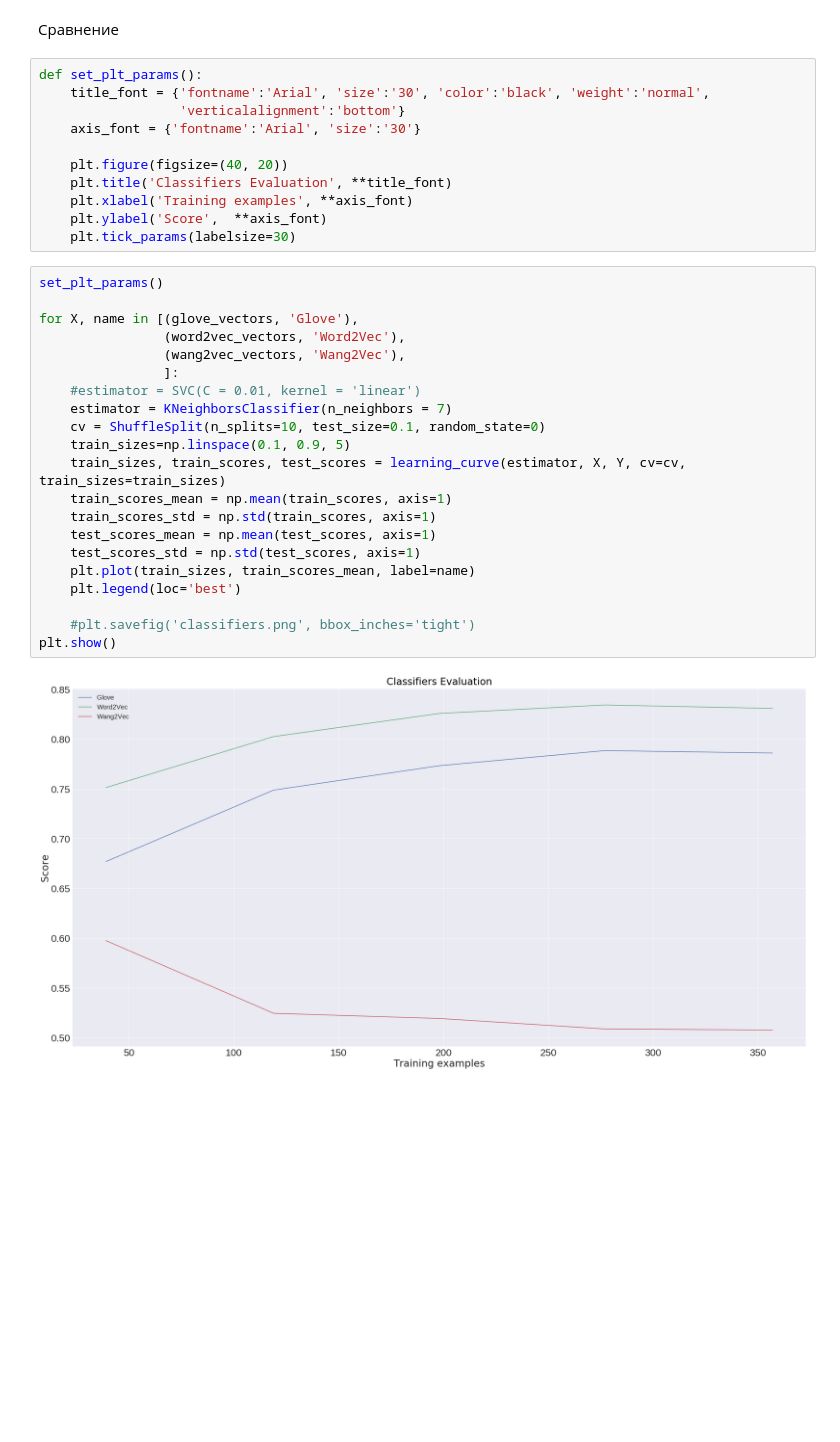
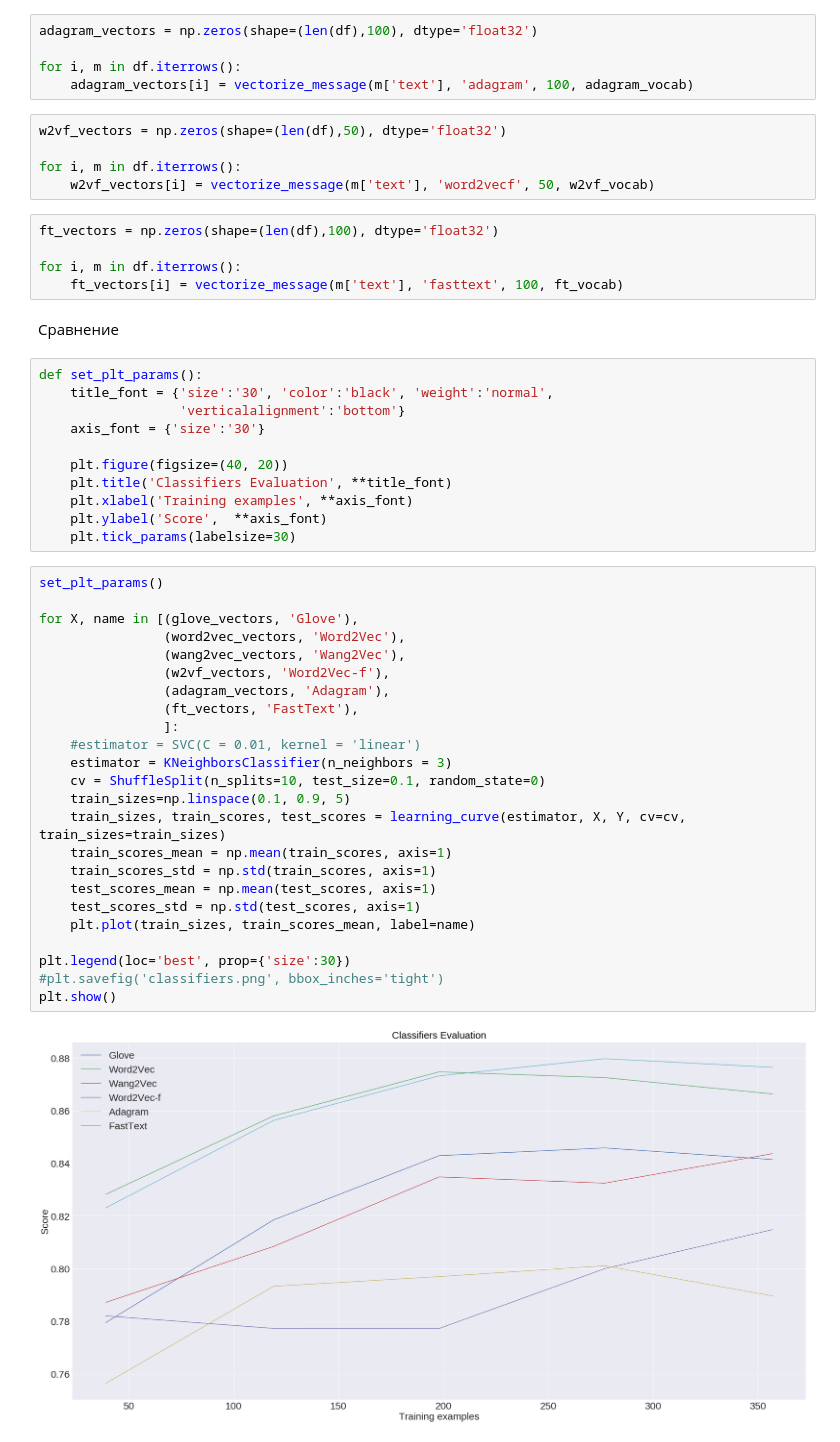
Before and after one commit to bakarov/2ch2vec, a Jupyter notebook: 2ch_supervised_algorithm.ipynb, the cells around one changed output. Cells and saved outputs as stored; diff of their text form; blank space fills up the shorter version.

```diff
--- a/2ch_supervised_algorithm.ipynb
+++ b/2ch_supervised_algorithm.ipynb
@@ -121,10 +194,25 @@ for i, m in df.iterrows():
+# %%
+adagram_vectors = np.zeros(shape=(len(df),100), dtype='float32')
+
+for i, m in df.iterrows():
+    adagram_vectors[i] = vectorize_message(m['text'], 'adagram', 100, adagram_vocab)
+# %%
+w2vf_vectors = np.zeros(shape=(len(df),50), dtype='float32')
+
+for i, m in df.iterrows():
+    w2vf_vectors[i] = vectorize_message(m['text'], 'word2vecf', 50, w2vf_vocab)
+# %%
+ft_vectors = np.zeros(shape=(len(df),100), dtype='float32')
+
+for i, m in df.iterrows():
+    ft_vectors[i] = vectorize_message(m['text'], 'fasttext', 100, ft_vocab)
 # %% [markdown]
 Сравнение
 # %%
 def set_plt_params():
-    title_font = {'fontname':'Arial', 'size':'30', 'color':'black', 'weight':'normal',
+    title_font = {'size':'30', 'color':'black', 'weight':'normal',
                   'verticalalignment':'bottom'}
-    axis_font = {'fontname':'Arial', 'size':'30'}
+    axis_font = {'size':'30'}
 
     plt.figure(figsize=(40, 20))
     plt.title('Classifiers Evaluation', **title_font)
@@ -134,23 +222,26 @@ def set_plt_params():
 # %%
 set_plt_params()
 
 for X, name in [(glove_vectors, 'Glove'),
                 (word2vec_vectors, 'Word2Vec'),
                 (wang2vec_vectors, 'Wang2Vec'),
+                (w2vf_vectors, 'Word2Vec-f'),
+                (adagram_vectors, 'Adagram'),
+                (ft_vectors, 'FastText'),
                 ]:
     #estimator = SVC(C = 0.01, kernel = 'linear')
-    estimator = KNeighborsClassifier(n_neighbors = 7)
+    estimator = KNeighborsClassifier(n_neighbors = 3)
     cv = ShuffleSplit(n_splits=10, test_size=0.1, random_state=0)
     train_sizes=np.linspace(0.1, 0.9, 5)
     train_sizes, train_scores, test_scores = learning_curve(estimator, X, Y, cv=cv, train_sizes=train_sizes)
     train_scores_mean = np.mean(train_scores, axis=1)
     train_scores_std = np.std(train_scores, axis=1)
     test_scores_mean = np.mean(test_scores, axis=1)
     test_scores_std = np.std(test_scores, axis=1)
     plt.plot(train_sizes, train_scores_mean, label=name)
-    plt.legend(loc='best')
 
-    #plt.savefig('classifiers.png', bbox_inches='tight')
+plt.legend(loc='best', prop={'size':30})
+#plt.savefig('classifiers.png', bbox_inches='tight')
 plt.show()
 # %% [output]
-[figure, old version]
+[figure, new version]
```
Also changed, not shown: parts of 14 cells of this notebook.
